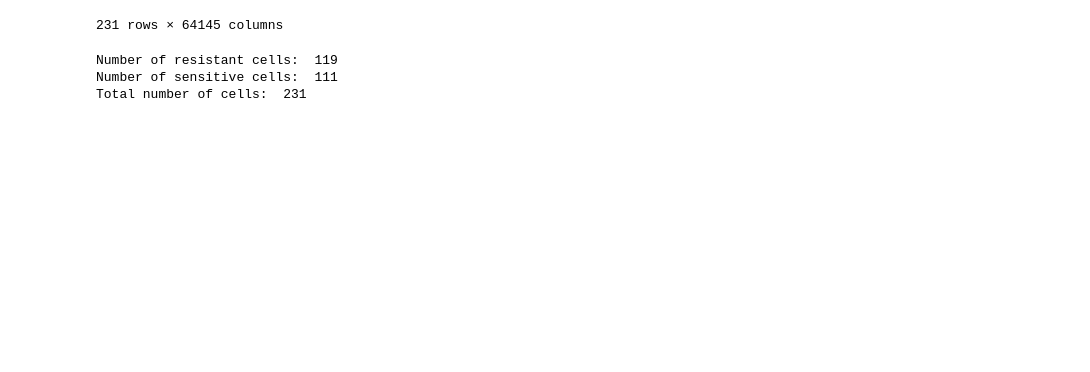
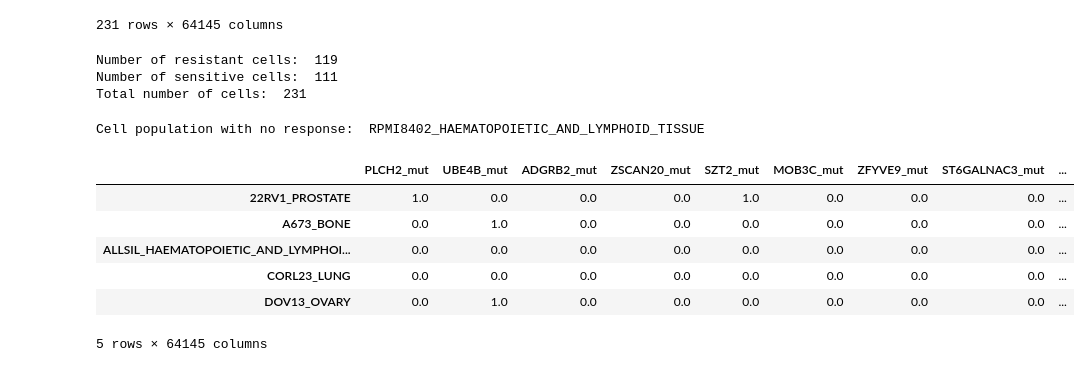
Before and after one commit to oskaradermecker/DataX_Drug_Response, a Jupyter notebook: Dataset Creation.ipynb, the cells around one changed output. Saved outputs shown, nothing was run; the diff lists cells and outputs as text; code cells hidden in the pictures; blank space fills up the shorter version.

```diff
--- a/Dataset Creation.ipynb
+++ b/Dataset Creation.ipynb
@@ -312,3 +313,20 @@ print("Total number of cells: ", len(ML_matrix.index))
 Number of resistant cells:  119
 Number of sensitive cells:  111
 Total number of cells:  231
+# %%
+print("Cell population with no response: ", str(ML_matrix[(ML_matrix["Response"] != "resistant") & (ML_matrix["Response"] != "sensitive")].index[0]))
+# %% [output]
+Cell population with no response:  RPMI8402_HAEMATOPOIETIC_AND_LYMPHOID_TISSUE
+# %%
+ML_matrix.drop("RPMI8402_HAEMATOPOIETIC_AND_LYMPHOID_TISSUE", axis = 0, inplace = True)
+if SAVE:
+    ML_matrix.to_csv(PATH + 'ML_matrix.csv')
+ML_matrix.head()
+# %% [output]
+|  | PLCH2_mut | UBE4B_mut | ADGRB2_mut | ZSCAN20_mut | SZT2_mut | MOB3C_mut | ZFYVE9_mut | ST6GALNAC3_mut | ... |
+| 22RV1_PROSTATE | 1.0 | 0.0 | 0.0 | 0.0 | 1.0 | 0.0 | 0.0 | 0.0 | ... |
+| A673_BONE | 0.0 | 1.0 | 0.0 | 0.0 | 0.0 | 0.0 | 0.0 | 0.0 | ... |
+| ALLSIL_HAEMATOPOIETIC_AND_LYMPHOI... | 0.0 | 0.0 | 0.0 | 0.0 | 0.0 | 0.0 | 0.0 | 0.0 | ... |
+| CORL23_LUNG | 0.0 | 0.0 | 0.0 | 0.0 | 0.0 | 0.0 | 0.0 | 0.0 | ... |
+| DOV13_OVARY | 0.0 | 1.0 | 0.0 | 0.0 | 0.0 | 0.0 | 0.0 | 0.0 | ... |
+5 rows × 64145 columns
```
Also changed, not shown: parts of 5 cells of this notebook.
